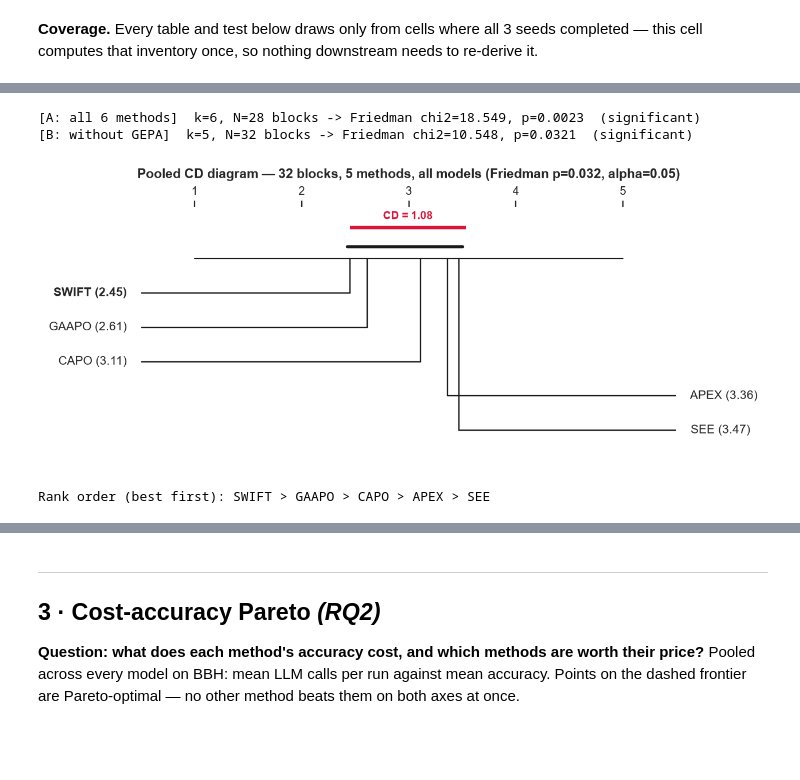
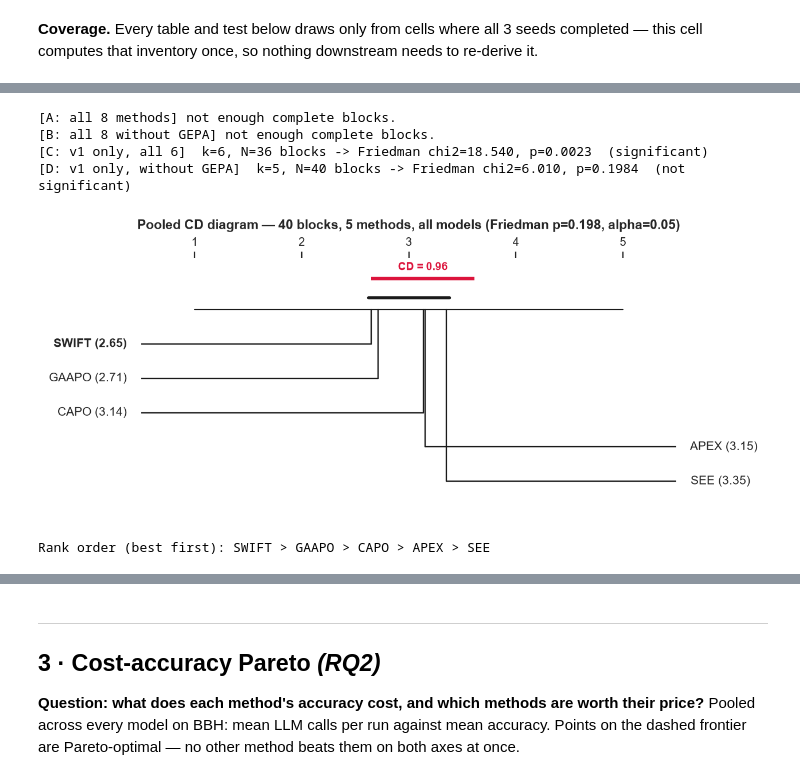
Before and after one commit to silveriorj/apobench, a Jupyter notebook: notebooks/analysis.ipynb, the cells around one changed output, grey strips where cells are left out. Drawn from its saved outputs; the diff is of its cells as text; code cells hidden in the pictures; blank space fills up the shorter version.

```diff
--- a/notebooks/analysis.ipynb
+++ b/notebooks/analysis.ipynb
@@ -305,0 +425,27 @@ display(pivot_mean.round(3))
+# %%
+fig, axes = plt.subplots(len(models_present), 1,
+                         figsize=(11, 3.3 * len(models_present)), squeeze=False)
+plotted = []
+for ax, model in zip(axes[:, 0], models_present):
+    sub = runs[(runs.model == model) & (runs.benchmark == "bbh") &
+               (runs.task.isin(BBH_TASKS_EXTENDED))].copy()
+    if sub.empty:
+        continue
+    sub["Task"] = sub.task.map(TASK_SHORT)
+    torder = [TASK_SHORT[t] for t in BBH_TASKS_EXTENDED if TASK_SHORT[t] in sub.Task.unique()]
+    order = [METHOD_LABEL[m] for m in METHODS if METHOD_LABEL[m] in sub.Method.unique()]
+    sns.barplot(data=sub, x="Task", y="test_score", hue="Method", order=torder,
+                hue_order=order, palette=LPALETTE, errorbar=None, ax=ax,
+                edgecolor="white", linewidth=0.8)
+    sns.stripplot(data=sub, x="Task", y="test_score", hue="Method", order=torder,
+                  hue_order=order, dodge=True, ax=ax, color="0.15", size=3.2,
+                  jitter=0.12, legend=False)
+    ax.set_title(f"{model} \u2014 BBH accuracy per task", loc="left")
+    ax.set_xlabel(""); ax.set_ylabel("test accuracy")
+    ax.set_ylim(0, 1.0); ax.tick_params(axis="x", rotation=0)
+    plotted.append(ax)
+if plotted:
+    shared_top_legend(fig, plotted, ncol=6, y=1.005)
+    fig.text(0.5, 1.01, "Bars = mean over seeds \u00b7 dots = individual seeds",
+             ha="center", fontsize=9.5, color="0.35")
+tl(); plt.show()
@@ -352,38 +500,47 @@ def draw_cd(avg_rank, cd, p_val, title):
             drawn.append(grp)
             ax.plot([r.iloc[grp[0]] - 0.03, r.iloc[grp[-1]] + 0.03], [yy, yy],
                     c="k", lw=3, solid_capstyle="round")
             yy -= 0.35
     ax.plot([1, k], [k + 1, k + 1], c="k", lw=1.2)
     ax.set_title(f"{title} (Friedman p={p_val:.3f}, alpha=0.05)", pad=28)
     tl(); plt.show()
 
 configs = {}
-for name, mset in [("A: all 6 methods", [*METHODS]),
-                   ("B: without GEPA", [m for m in METHODS if m != "gepa"])]:
+V1_METHODS = [m for m in METHODS if not m.endswith("_v2")]
+# v2 methods (swift_v2, apex_v2) still have sparse coverage -- configs A/B
+# include them so they graduate into the pooled comparison automatically as
+# their data fills in, but C/D fall back to the well-established v1-only
+# comparison so the CD diagram never goes empty in the meantime.
+for name, mset in [("A: all 8 methods", [*METHODS]),
+                   ("B: all 8 without GEPA", [m for m in METHODS if m != "gepa"]),
+                   ("C: v1 only, all 6", [*V1_METHODS]),
+                   ("D: v1 only, without GEPA", [m for m in V1_METHODS if m != "gepa"])]:
     Xc, bn, lb = friedman_blocks(runs[runs.model.isin(models_present)], mset)
     if len(Xc) >= 3:
         st, pv = stats.friedmanchisquare(*Xc.T)
         rk = pd.DataFrame([stats.rankdata(-row) for row in Xc], columns=lb, index=bn)
         configs[name] = dict(X=Xc, names=bn, labels=lb, stat=st, p=pv,
                              ranks=rk, avg=rk.mean().sort_values())
         print(f"[{name}]  k={len(lb)}, N={len(Xc)} blocks -> "
               f"Friedman chi2={st:.3f}, p={pv:.4f}"
               + ("  (significant)" if pv < 0.05 else "  (not significant)"))
     else:
         print(f"[{name}] not enough complete blocks.")
 
 best_cfg = max(configs.values(), key=lambda c: len(c["X"])) if configs else None
 if best_cfg:
     X, block_names, labels = best_cfg["X"], best_cfg["names"], best_cfg["labels"]
     p, ranks, avg_rank = best_cfg["p"], best_cfg["ranks"], best_cfg["avg"]
     k, N = len(labels), len(X)
     cd = Q05[k] * math.sqrt(k * (k + 1) / (6 * N))
     draw_cd(avg_rank, cd, p, f"Pooled CD diagram \u2014 {N} blocks, {k} methods, all models")
     print("Rank order (best first):", " > ".join(avg_rank.index))
 # %% [output]
-[A: all 6 methods]  k=6, N=28 blocks -> Friedman chi2=18.549, p=0.0023  (significant)
-[B: without GEPA]  k=5, N=32 blocks -> Friedman chi2=10.548, p=0.0321  (significant)
+[A: all 8 methods] not enough complete blocks.
+[B: all 8 without GEPA] not enough complete blocks.
+[C: v1 only, all 6]  k=6, N=36 blocks -> Friedman chi2=18.540, p=0.0023  (significant)
+[D: v1 only, without GEPA]  k=5, N=40 blocks -> Friedman chi2=6.010, p=0.1984  (not significant)
-[figure, old version]
+[figure, new version]
 Rank order (best first): SWIFT > GAAPO > CAPO > APEX > SEE
 # %%
 def bradley_terry(win_matrix, n_iter=200, eps=1e-9):
```
Also changed, not shown: parts of 13 cells of this notebook, 1 other file.
